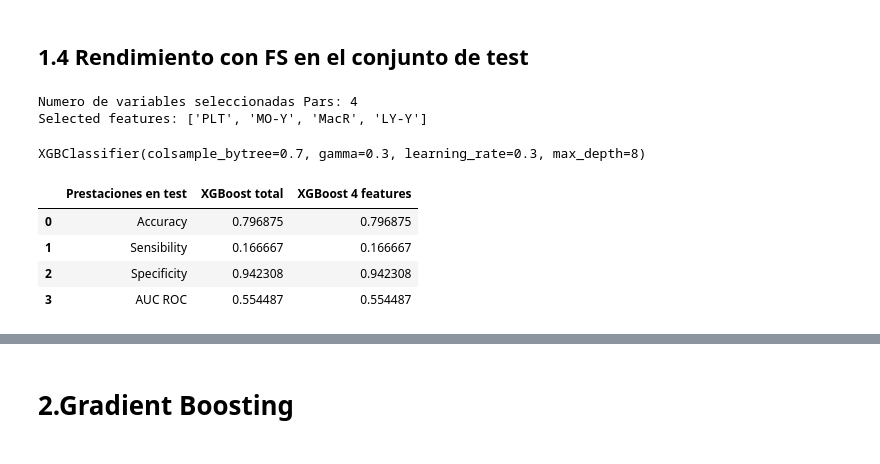
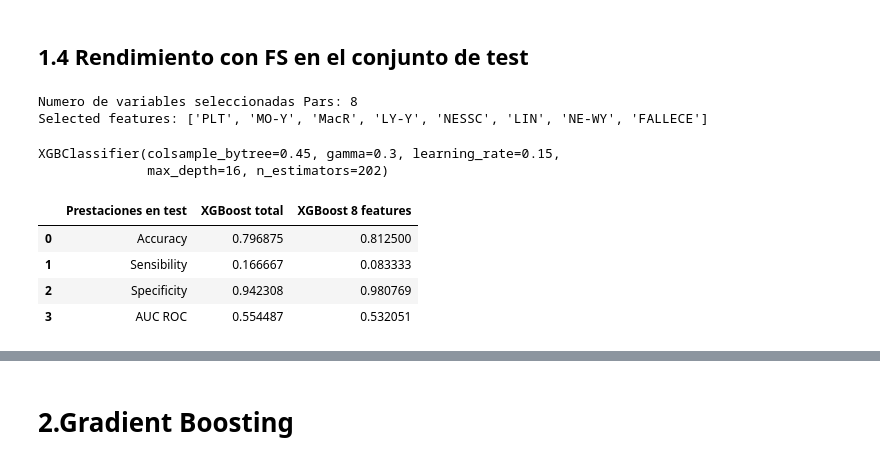
Before and after one commit to jorgealarconlucas/TFG, a Jupyter notebook: Modelos_de_machine_learning.ipynb, the cells around one changed output, grey strips where cells are left out. Cells and saved outputs as stored; diff of their text form; code cells hidden in the pictures.

```diff
--- a/Modelos_de_machine_learning.ipynb
+++ b/Modelos_de_machine_learning.ipynb
@@ -431,7 +431,7 @@ def rf_feat_importance(m, df):
 fi = rf_feat_importance(xgb_model,x_train_1)
 
 #select the features
-selected_features_RF = fi[:len(fi)-67]['cols'].to_list()
+selected_features_RF = fi[:len(fi)-63]['cols'].to_list()
 print("Numero de variables seleccionadas Pars:",len(selected_features_RF))
 print("Selected features:",selected_features_RF)
 
@@ -439,40 +439,42 @@ print("Selected features:",selected_features_RF)
 X_train_FT_xgb = x_train_1[selected_features_RF]
 X_test_FT_xgb = x_test[selected_features_RF]
 # %% [output]
-Numero de variables seleccionadas Pars: 4
-Selected features: ['PLT', 'MO-Y', 'MacR', 'LY-Y']
+Numero de variables seleccionadas Pars: 8
+Selected features: ['PLT', 'MO-Y', 'MacR', 'LY-Y', 'NESSC', 'LIN', 'NE-WY', 'FALLECE']
 # %%
-xgb_FS = xgb.XGBClassifier(colsample_bytree=0.7, gamma=0.3, learning_rate=0.3, max_depth=8)
+xgb_FS = xgb.XGBClassifier(colsample_bytree=0.45, gamma=0.3, learning_rate=0.15,
+              max_depth=16, n_estimators=202)
 xgb_FS.fit(X_train_FT_xgb, y_train_1)
 # %% [output]
-XGBClassifier(colsample_bytree=0.7, gamma=0.3, learning_rate=0.3, max_depth=8)
+XGBClassifier(colsample_bytree=0.45, gamma=0.3, learning_rate=0.15,
+              max_depth=16, n_estimators=202)
 # %%
 from sklearn.metrics import roc_auc_score
 
 #Todas las características
 y_pred_tot = xgb_model.predict(x_test)
 acc_tot = accuracy_score(y_test, y_pred_tot)
 sensibilidad_tot = recall_score(y_test, y_pred_tot)
 #precision_tot=precision_score(y_test, y_pred_tot)
 specificity_tot = confusion_matrix(y_test, y_pred_tot)[0][0]/(confusion_matrix(y_test, y_pred_tot)[0][0]+confusion_matrix(y_test, y_pred_tot)[0][1])
 auc_tot = roc_auc_score(y_test, y_pred_tot)
 
 
-#4 características
-y_pred_4 = xgb_FS.predict(X_test_FT_xgb)
-acc_4 = accuracy_score(y_test, y_pred_4)
-sensibilidad_4 = recall_score(y_test, y_pred_4)
-#precision_4 = precision_score(y_test, y_pred_4)
-specificity_4 = confusion_matrix(y_test, y_pred_4)[0][0]/(confusion_matrix(y_test, y_pred_4)[0][0]+confusion_matrix(y_test, y_pred_4)[0][1])
-auc_4 = roc_auc_score(y_test, y_pred_4)
+#8 características
+y_pred_8 = xgb_FS.predict(X_test_FT_xgb)
+acc_8 = accuracy_score(y_test, y_pred_8)
+sensibilidad_8 = recall_score(y_test, y_pred_8)
+#precision_8 = precision_score(y_test, y_pred_8)
+specificity_8 = confusion_matrix(y_test, y_pred_8)[0][0]/(confusion_matrix(y_test, y_pred_8)[0][0]+confusion_matrix(y_test, y_pred_8)[0][1])
+auc_8 = roc_auc_score(y_test, y_pred_8)
 
 Tabla_xgb = pd.DataFrame({"Prestaciones en test":["Accuracy","Sensibility",'Specificity',"AUC ROC"],
                           "XGBoost total" : [acc_tot, sensibilidad_tot, specificity_tot, auc_tot],
-                      "XGBoost 4 features " : [acc_4, sensibilidad_4, specificity_4, auc_4]})
+                      "XGBoost 8 features " : [acc_8, sensibilidad_8, specificity_8, auc_8]})
 Tabla_xgb
 # %% [output]
-|  | Prestaciones en test | XGBoost total | XGBoost 4 features |
-| 0 | Accuracy | 0.796875 | 0.796875 |
-| 1 | Sensibility | 0.166667 | 0.166667 |
-| 2 | Specificity | 0.942308 | 0.942308 |
-| 3 | AUC ROC | 0.554487 | 0.554487 |
+|  | Prestaciones en test | XGBoost total | XGBoost 8 features |
+| 0 | Accuracy | 0.796875 | 0.812500 |
+| 1 | Sensibility | 0.166667 | 0.083333 |
+| 2 | Specificity | 0.942308 | 0.980769 |
+| 3 | AUC ROC | 0.554487 | 0.532051 |
```
Also changed, not shown: parts of 8 cells of this notebook.
